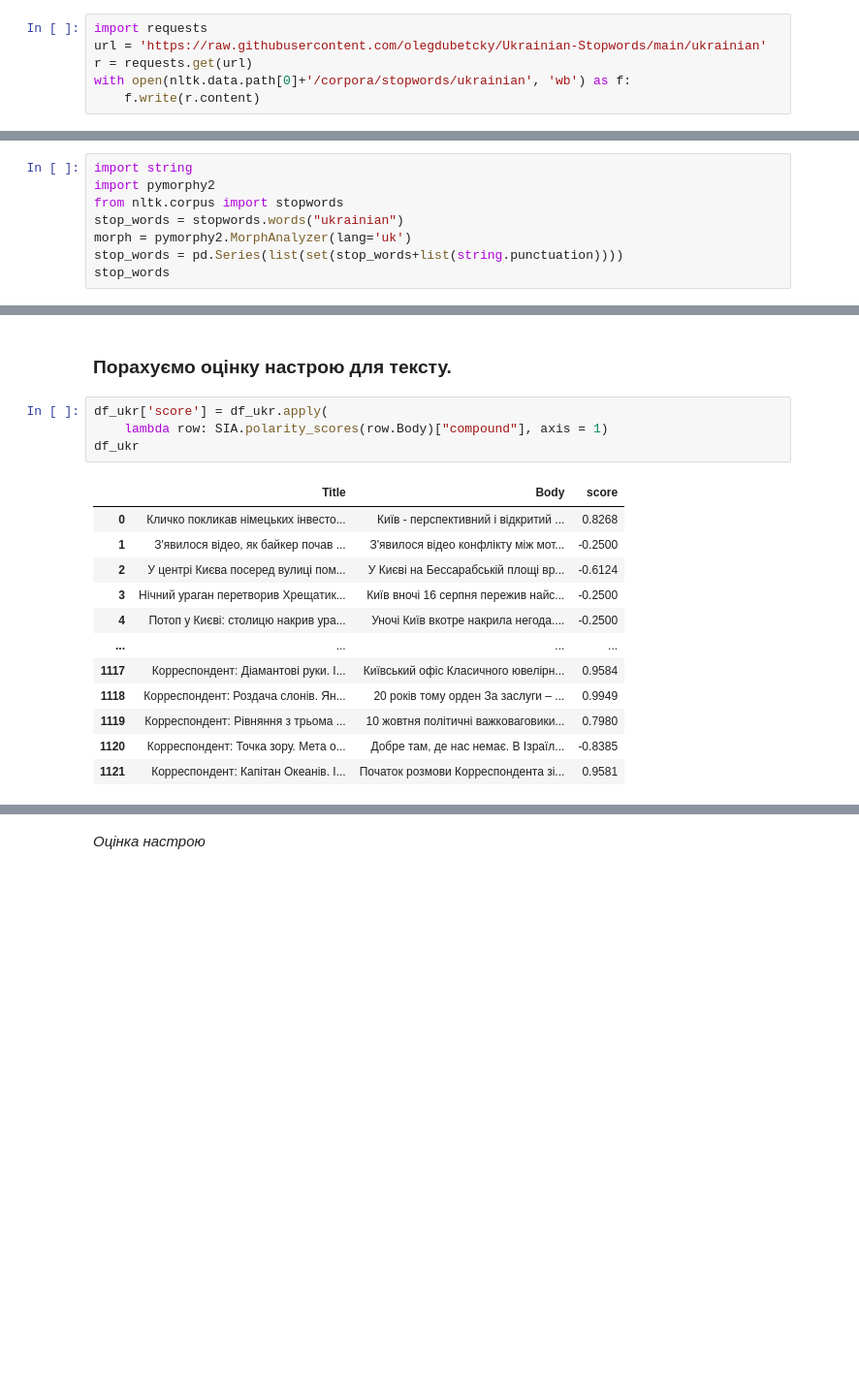
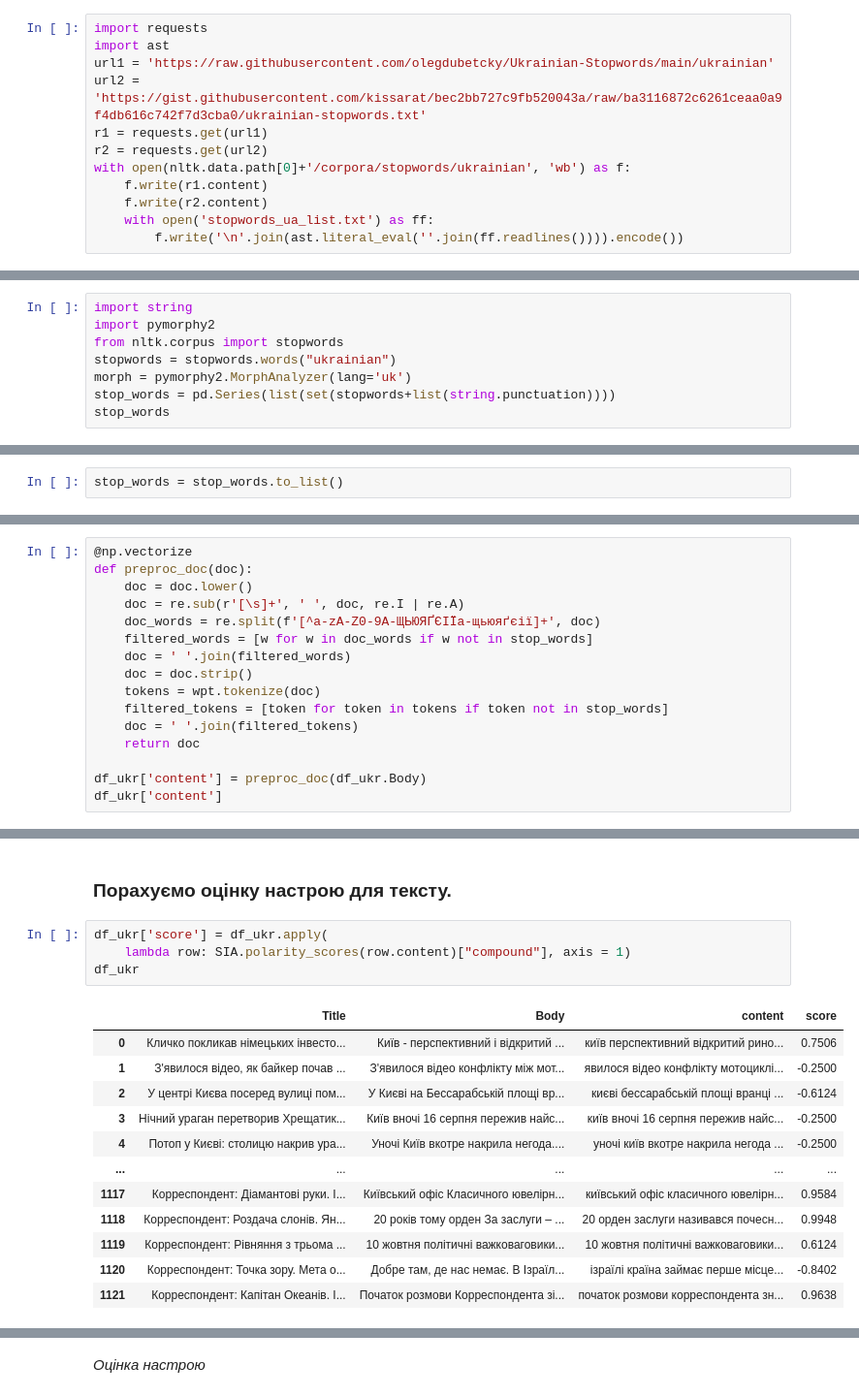
Before and after one commit to SideShowBoBGOT/DataAnalysisFourthSemester, a Jupyter notebook: Lab8/lab8.ipynb, the cells around one changed output, grey strips where cells are left out. Shown at 97% size. Saved outputs shown, nothing was run; the diff lists cells and outputs as text; blank space fills up the shorter version.

```diff
--- a/Lab8/lab8.ipynb
+++ b/Lab8/lab8.ipynb
@@ -412,10 +412,16 @@ df_ukr
 ### Визначимо стоп-слова української мови. Завантажимо їх.
 # %%
 import requests
-url = 'https://raw.githubusercontent.com/olegdubetcky/Ukrainian-Stopwords/main/ukrainian'
-r = requests.get(url)
+import ast
+url1 = 'https://raw.githubusercontent.com/olegdubetcky/Ukrainian-Stopwords/main/ukrainian'
+url2 = 'https://gist.githubusercontent.com/kissarat/bec2bb727c9fb520043a/raw/ba3116872c6261ceaa0a9f4db616c742f7d3cba0/ukrainian-stopwords.txt'
+r1 = requests.get(url1)
+r2 = requests.get(url2)
 with open(nltk.data.path[0]+'/corpora/stopwords/ukrainian', 'wb') as f:
-    f.write(r.content)
+    f.write(r1.content)
+    f.write(r2.content)
+    with open('stopwords_ua_list.txt') as ff:
+        f.write('\n'.join(ast.literal_eval(''.join(ff.readlines()))).encode())
 # %% [markdown]
 *Завантаження стоп-слів*
 # %% [markdown]
@@ -424,8 +430,8 @@ with open(nltk.data.path[0]+'/corpora/stopwords/ukrainian', 'wb') as f:
 import string
 import pymorphy2
 from nltk.corpus import stopwords
-stop_words = stopwords.words("ukrainian")
+stopwords = stopwords.words("ukrainian")
 morph = pymorphy2.MorphAnalyzer(lang='uk')
-stop_words = pd.Series(list(set(stop_words+list(string.punctuation))))
+stop_words = pd.Series(list(set(stopwords+list(string.punctuation))))
 stop_words
 # %% [output]
@@ -461,0 +454,2 @@ array(['еруть участь близько 1000 чоловік , серед
+# %%
+stop_words = stop_words.to_list()
@@ -461,0 +460,16 @@ array(['еруть участь близько 1000 чоловік , серед
+# %%
+@np.vectorize
+def preproc_doc(doc):
+    doc = doc.lower()
+    doc = re.sub(r'[\s]+', ' ', doc, re.I | re.A)
+    doc_words = re.split(f'[^a-zA-Z0-9А-ЩЬЮЯҐЄІЇа-щьюяґєії]+', doc)
+    filtered_words = [w for w in doc_words if w not in stop_words]
+    doc = ' '.join(filtered_words)
+    doc = doc.strip()
+    tokens = wpt.tokenize(doc)
+    filtered_tokens = [token for token in tokens if token not in stop_words]
+    doc = ' '.join(filtered_tokens)
+    return doc
+
+df_ukr['content'] = preproc_doc(df_ukr.Body)
+df_ukr['content']
@@ -482,18 +511,18 @@ SIA.lexicon.update(d)
 ### Порахуємо оцінку настрою для тексту.
 # %%
 df_ukr['score'] = df_ukr.apply(
-    lambda row: SIA.polarity_scores(row.Body)["compound"], axis = 1)
+    lambda row: SIA.polarity_scores(row.content)["compound"], axis = 1)
 df_ukr
 # %% [output]
-|  | Title | Body | score |
-| 0 | Кличко покликав німецьких інвесто... | Київ - перспективний і відкритий ... | 0.8268 |
-| 1 | З'явилося відео, як байкер почав ... | З'явилося відео конфлікту між мот... | -0.2500 |
-| 2 | У центрі Києва посеред вулиці пом... | У Києві на Бессарабській площі вр... | -0.6124 |
-| 3 | Нічний ураган перетворив Хрещатик... | Київ вночі 16 серпня пережив найс... | -0.2500 |
-| 4 | Потоп у Києві: столицю накрив ура... | Уночі Київ вкотре накрила негода.... | -0.2500 |
-| ... | ... | ... | ... |
-| 1117 | Корреспондент: Діамантові руки. І... | Київський офіс Класичного ювелірн... | 0.9584 |
-| 1118 | Корреспондент: Роздача слонів. Ян... | 20 років тому орден За заслуги – ... | 0.9949 |
-| 1119 | Корреспондент: Рівняння з трьома ... | 10 жовтня політичні важковаговики... | 0.7980 |
-| 1120 | Корреспондент: Точка зору. Мета о... | Добре там, де нас немає. В Ізраїл... | -0.8385 |
-| 1121 | Корреспондент: Капітан Океанів. І... | Початок розмови Корреспондента зі... | 0.9581 |
+|  | Title | Body | content | score |
+| 0 | Кличко покликав німецьких інвесто... | Київ - перспективний і відкритий ... | київ перспективний відкритий рино... | 0.7506 |
+| 1 | З'явилося відео, як байкер почав ... | З'явилося відео конфлікту між мот... | явилося відео конфлікту мотоциклі... | -0.2500 |
+| 2 | У центрі Києва посеред вулиці пом... | У Києві на Бессарабській площі вр... | києві бессарабській площі вранці ... | -0.6124 |
+| 3 | Нічний ураган перетворив Хрещатик... | Київ вночі 16 серпня пережив найс... | київ вночі 16 серпня пережив найс... | -0.2500 |
+| 4 | Потоп у Києві: столицю накрив ура... | Уночі Київ вкотре накрила негода.... | уночі київ вкотре накрила негода ... | -0.2500 |
+| ... | ... | ... | ... | ... |
+| 1117 | Корреспондент: Діамантові руки. І... | Київський офіс Класичного ювелірн... | київський офіс класичного ювелірн... | 0.9584 |
+| 1118 | Корреспондент: Роздача слонів. Ян... | 20 років тому орден За заслуги – ... | 20 орден заслуги називався почесн... | 0.9948 |
+| 1119 | Корреспондент: Рівняння з трьома ... | 10 жовтня політичні важковаговики... | 10 жовтня політичні важковаговики... | 0.6124 |
+| 1120 | Корреспондент: Точка зору. Мета о... | Добре там, де нас немає. В Ізраїл... | ізраїлі країна займає перше місце... | -0.8402 |
+| 1121 | Корреспондент: Капітан Океанів. І... | Початок розмови Корреспондента зі... | початок розмови корреспондента зн... | 0.9638 |
```
Also changed, not shown: parts of 60 cells of this notebook, 2 other files.
